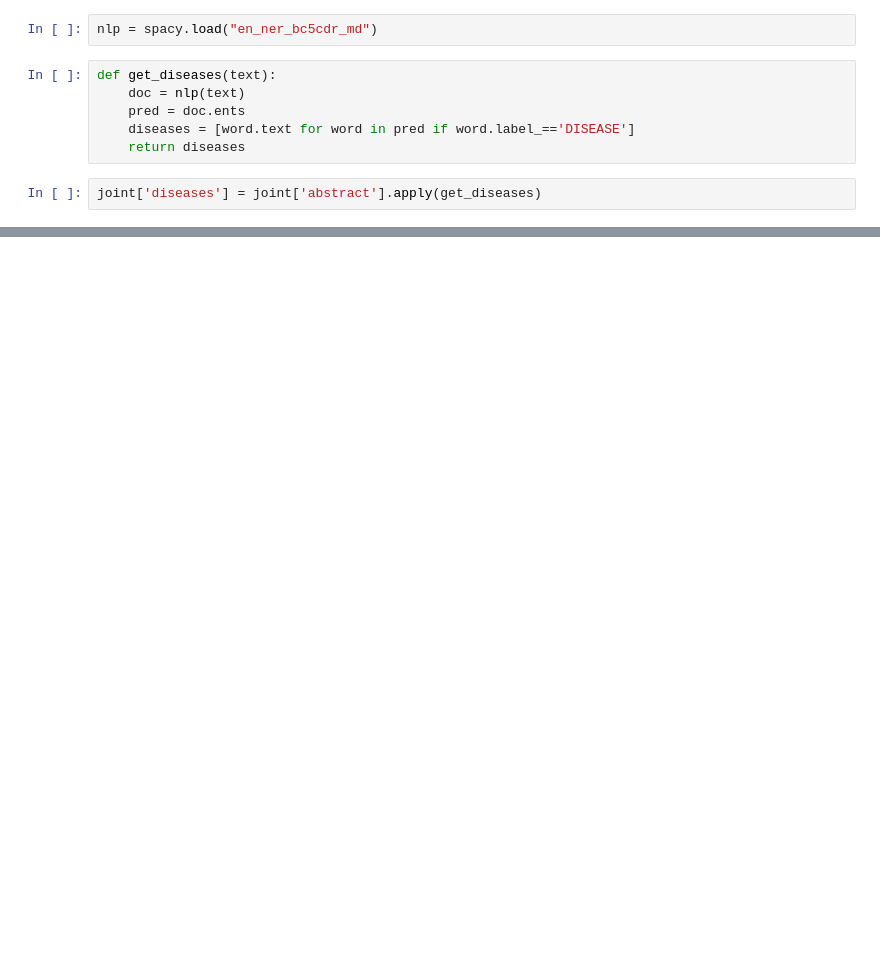
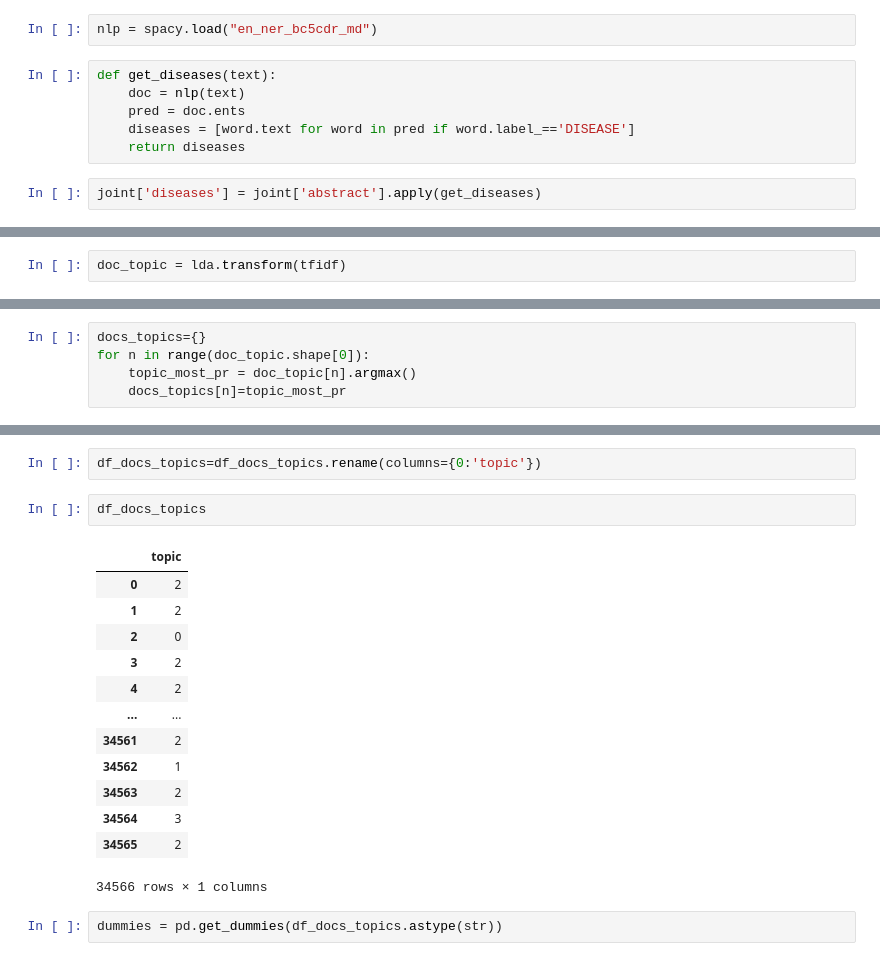
Before and after one commit to bertagrim/grenoble4research, a Jupyter notebook: grenoble4research.ipynb, the cells around one changed output, grey strips where cells are left out. Cells and saved outputs as stored; diff of their text form; blank space fills up the shorter version.

```diff
--- a/grenoble4research.ipynb
+++ b/grenoble4research.ipynb
@@ -960,0 +1020,2 @@ memory usage: 2.2+ MB
+# %%
+doc_topic = lda.transform(tfidf)
@@ -960,0 +1026,5 @@ memory usage: 2.2+ MB
+# %%
+docs_topics={}
+for n in range(doc_topic.shape[0]):
+    topic_most_pr = doc_topic[n].argmax()
+    docs_topics[n]=topic_most_pr
@@ -960,0 +1044,20 @@ memory usage: 2.2+ MB
+# %%
+df_docs_topics=df_docs_topics.rename(columns={0:'topic'})
+# %%
+df_docs_topics
+# %% [output]
+|  | topic |
+| 0 | 2 |
+| 1 | 2 |
+| 2 | 0 |
+| 3 | 2 |
+| 4 | 2 |
+| ... | ... |
+| 34561 | 2 |
+| 34562 | 1 |
+| 34563 | 2 |
+| 34564 | 3 |
+| 34565 | 2 |
+34566 rows × 1 columns
+# %%
+dummies = pd.get_dummies(df_docs_topics.astype(str))
```
Also changed, not shown: parts of 103 cells of this notebook.
